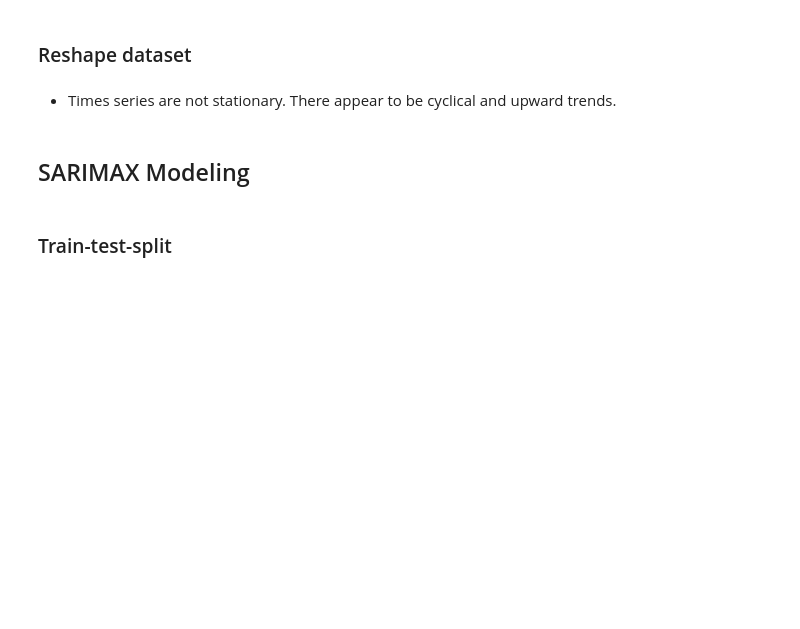
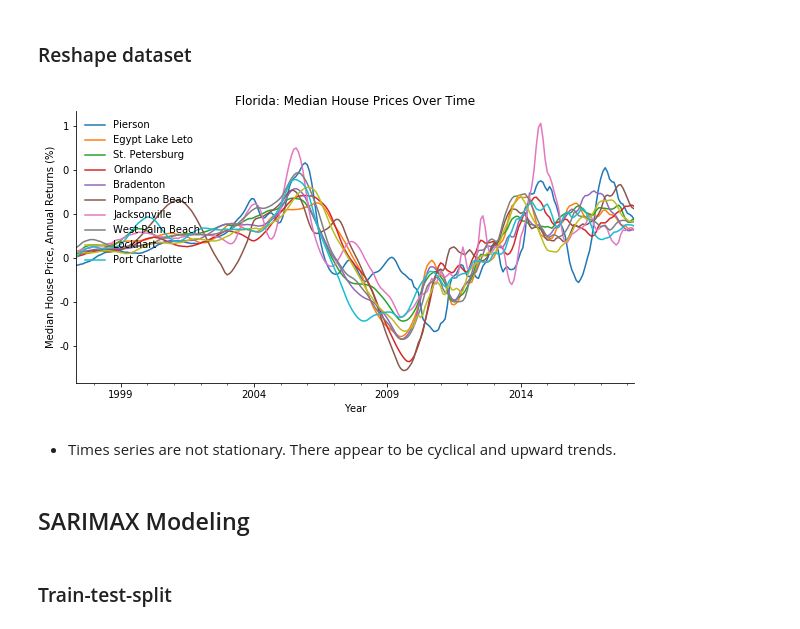
Before and after one commit to magalisolimano/time-series, a Jupyter notebook: notebook.ipynb, the cells around one changed output. Cells and saved outputs as stored; diff of their text form; code cells hidden in the pictures; blank space fills up the shorter version.

```diff
--- a/notebook.ipynb
+++ b/notebook.ipynb
@@ -406,11 +631,11 @@ plt.show()
 # State of Florida
 # Sales price between 20th and 50th percentiles and
 # ROI > 90 percentile and < 99th percentiles (to remove 'hot market' outliers)
-# Select top 10 zipcodes based on annual avg ROI over 5y period.
+# Sort by annual avg ROI over 5y period.
 zillow_select = df_fl[(df_fl['2018-04'] >=
                        np.percentile(df_fl['2018-04'], 20)) &
                       (df_fl['2018-04'] < np.percentile(df['2018-04'], 50)) &
-                      (df_fl['roi_annual_avg_3y'] > 17.3) &
-                      (df['roi_annual_avg_3y'] < 23.2)].sort_values(
-    by='roi_annual_avg_3y', ascending=False).head(10)
+                      (df_fl['roi_annual_avg_5y'] > 15.955) &
+                      (df['roi_annual_avg_5y'] < 19.4)].sort_values(
+    by='roi_annual_avg_5y', ascending=False).head(10)
 zillow_select
@@ -471,11 +734,10 @@ stpete.isna().sum().sum()
 # Reshape from wide to long format
 def melt_data(df):
     """
-    Takes the zillow_data dataset in wide form or a subset of the zillow_dataset.
-    Returns a long-form datetime dataframe
-    with the datetime column names as the index and the values as the 'values' column.
+    Takes the data dataset in wide form. Returns long-form datetime dataframe
+    with datetime column names as the index and the values as the 'values' column.
 
-    If more than one row is passes in the wide-form dataset, the values column
+    If more than one row is passed in the wide-form dataset, the values column
     will be the mean of the values from the datetime columns in all of the rows.
     """
 
@@ -499,38 +761,53 @@ jacksonville_ts_full = melt_data(jacksonville)
 westpalmbeach_ts_full = melt_data(westpalmbeach)
 lockhart_ts_full = melt_data(lockhart)
 portcharlotte_ts_full = melt_data(portcharlotte)
+
+# Calculate new dfs with 12-month returns in percent change (%) and return df
+# without first twelve nan rows
+pierson_ts = pierson_ts_full.pct_change(12).iloc[12:]
+egyptlakeleto_ts =  egyptlakeleto_ts_full.pct_change(12).iloc[12:]
+stpete_ts = stpete_ts_full.pct_change(12).iloc[12:]
+orlando_ts = orlando_ts_full.pct_change(12).iloc[12:]
+bradenton_ts = bradenton_ts_full.pct_change(12).iloc[12:]
+pompanobeach_ts = pompanobeach_ts_full.pct_change(12).iloc[12:]
+jacksonville_ts = jacksonville_ts_full.pct_change(12).iloc[12:]
+westpalmbeach_ts = westpalmbeach_ts_full.pct_change(12).iloc[12:]
+lockhart_ts = lockhart_ts_full.pct_change(12).iloc[12:]
+portcharlotte_ts = portcharlotte_ts_full.pct_change(12).iloc[12:]
 # %%
-# Create df with all melted city dfs and plot all series in one graph
+# Create df with all melted city dfs' *annual returns* and plot all series in one graph
 # List of time series dfs
-ts_list = [pierson_ts_full, egyptlakeleto_ts_full, stpete_ts_full, orlando_ts_full,
-           bradenton_ts_full, pompanobeach_ts_full, jacksonville_ts_full,
-           westpalmbeach_ts_full, lockhart_ts_full, portcharlotte_ts_full]
+ts_list = [pierson_ts, egyptlakeleto_ts, stpete_ts, orlando_ts,
+           bradenton_ts, pompanobeach_ts, jacksonville_ts,
+           westpalmbeach_ts, lockhart_ts, portcharlotte_ts]
 
 # Concat dfs into one df
-ts_full_df = pd.concat(ts_list, axis=1)
+ts_df = pd.concat(ts_list, axis=1)
 
 # Rename columns
 names = ['Pierson', 'Egypt Lake Leto', 'St. Petersburg', 'Orlando',
              'Bradenton', 'Pompano Beach', 'Jacksonville', 'West Palm Beach',
             'Lockhart', 'Port Charlotte']
-ts_full_df.columns = names
+ts_df.columns = names
 
 # Plot series
 fig, ax = plt.subplots(figsize=(10,5))
 ts_df.plot(ax=ax)
 # Set x and y axis labels
 plt.xlabel('Year')
-plt.ylabel('Median House Price ($)')
+plt.ylabel('Median House Price, Annual Returns (%)')
 # Format y-ticks
 ax.yaxis.set_major_formatter(StrMethodFormatter('{x:,.0f}'))
 
 # Set title
 plt.title('Florida: Median House Prices Over Time')
 # Format legend
 ax.legend(loc='upper left', frameon=False)
 # Remove borders
 sns.despine()
 
 plt.show()
+# %% [output]
+[figure, added]
 # %% [markdown]
 - Times series are not stationary. There appear to be cyclical and upward trends.
```
Also changed, not shown: parts of 87 cells of this notebook.
